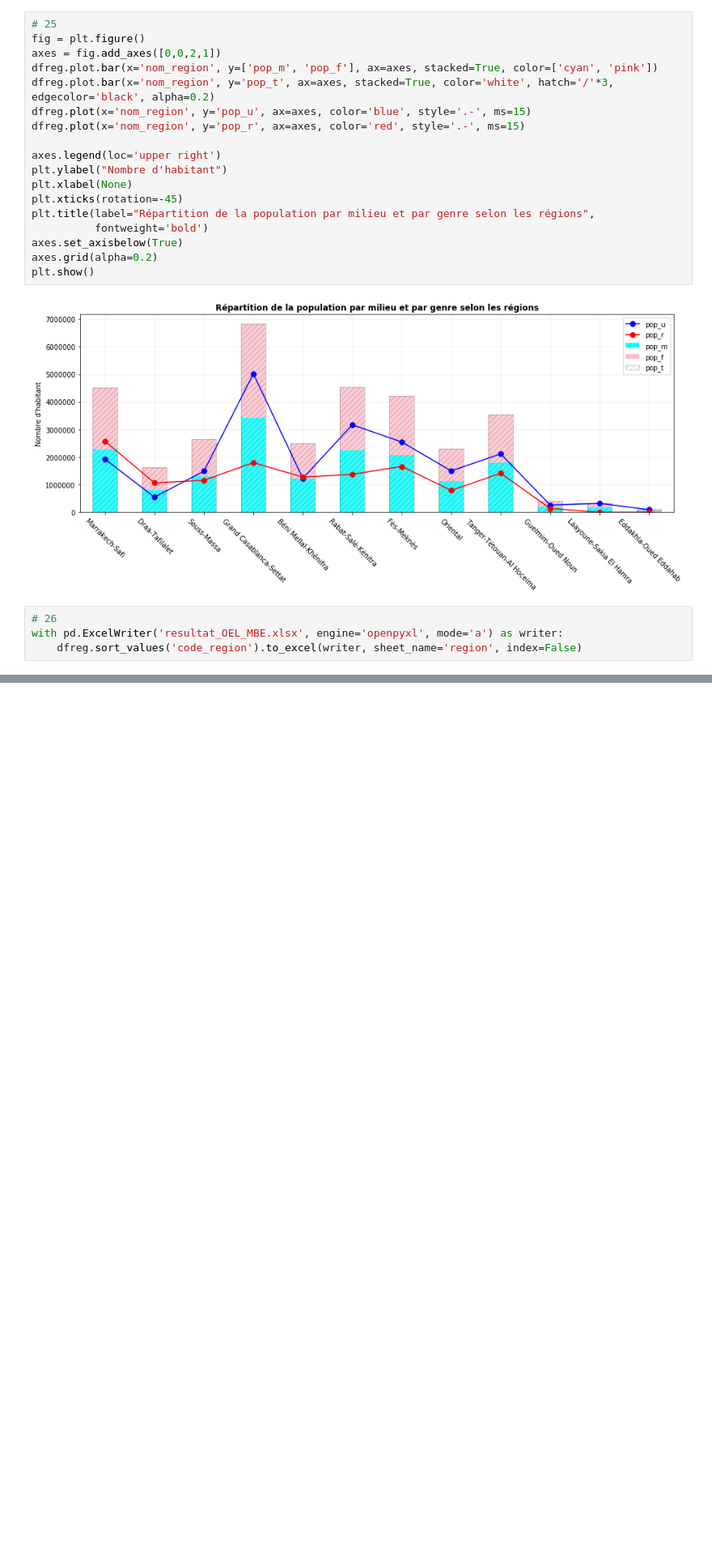
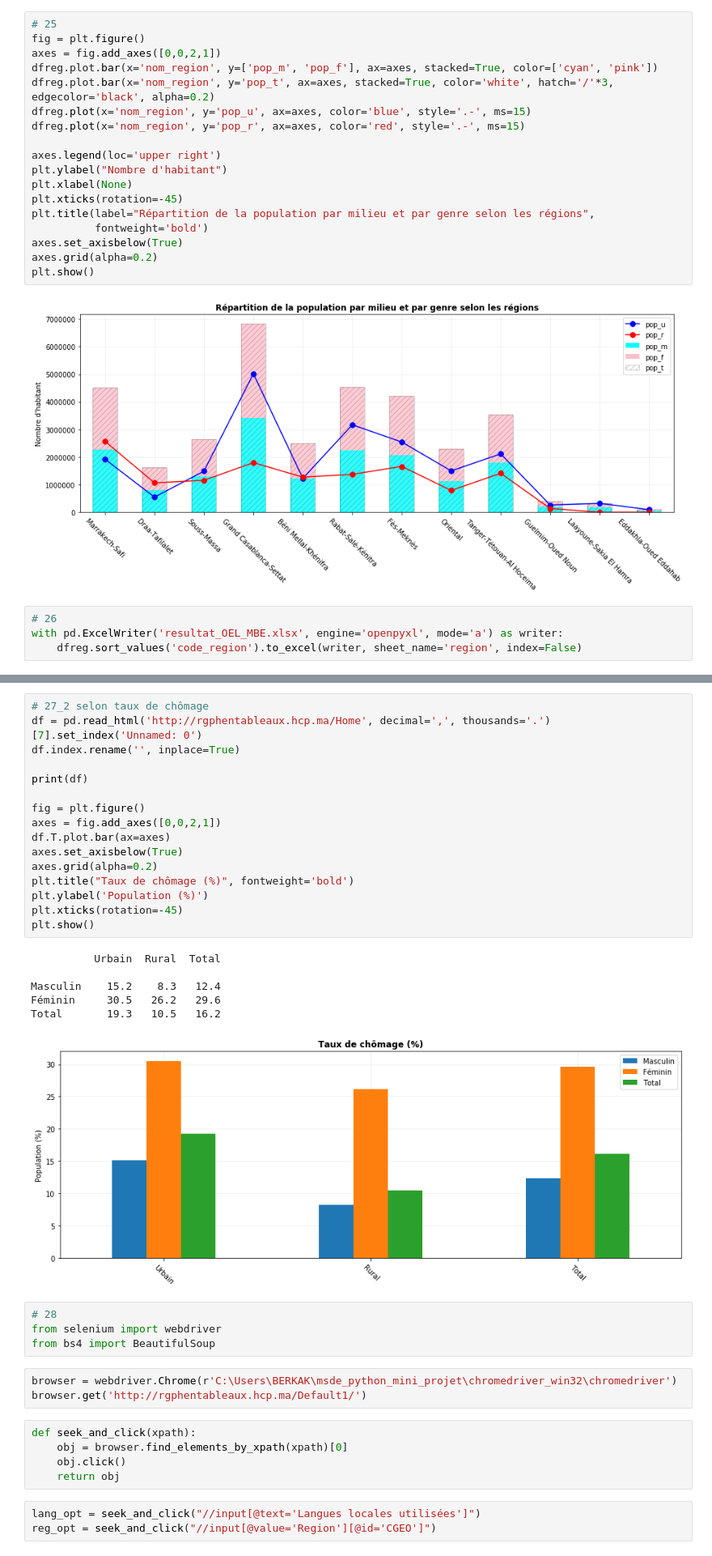
Before and after one commit to MarouaneBerkak/pandas_test, a Jupyter notebook: notebook_OEL_MBE.ipynb, the cells around one changed output, grey strips where cells are left out. Shown: that part at 81% size. Cells and saved outputs as stored; diff of their text form; blank space fills up the shorter version.

```diff
--- a/notebook_OEL_MBE.ipynb
+++ b/notebook_OEL_MBE.ipynb
@@ -453,0 +479,38 @@ with pd.ExcelWriter('resultat_OEL_MBE.xlsx', engine='openpyxl', mode='a') as wri
+# %%
+# 27_2 selon taux de chômage
+df = pd.read_html('http://rgphentableaux.hcp.ma/Home', decimal=',', thousands='.')[7].set_index('Unnamed: 0')
+df.index.rename('', inplace=True)
+
+print(df)
+
+fig = plt.figure()
+axes = fig.add_axes([0,0,2,1])
+df.T.plot.bar(ax=axes)
+axes.set_axisbelow(True)
+axes.grid(alpha=0.2)
+plt.title("Taux de chômage (%)", fontweight='bold')
+plt.ylabel('Population (%)')
+plt.xticks(rotation=-45)
+plt.show()
+# %% [output]
+          Urbain  Rural  Total
+
+Masculin    15.2    8.3   12.4
+Féminin     30.5   26.2   29.6
+Total       19.3   10.5   16.2
+[figure, added]
+# %%
+# 28
+from selenium import webdriver
+from bs4 import BeautifulSoup
+# %%
+browser = webdriver.Chrome(r'C:\Users\BERKAK\msde_python_mini_projet\chromedriver_win32\chromedriver')
+browser.get('http://rgphentableaux.hcp.ma/Default1/')
+# %%
+def seek_and_click(xpath):
+    obj = browser.find_elements_by_xpath(xpath)[0]
+    obj.click()
+    return obj
+# %%
+lang_opt = seek_and_click("//input[@text='Langues locales utilisées']")
+reg_opt = seek_and_click("//input[@value='Region'][@id='CGEO']")
```
Also changed, not shown: parts of 6 cells of this notebook.
